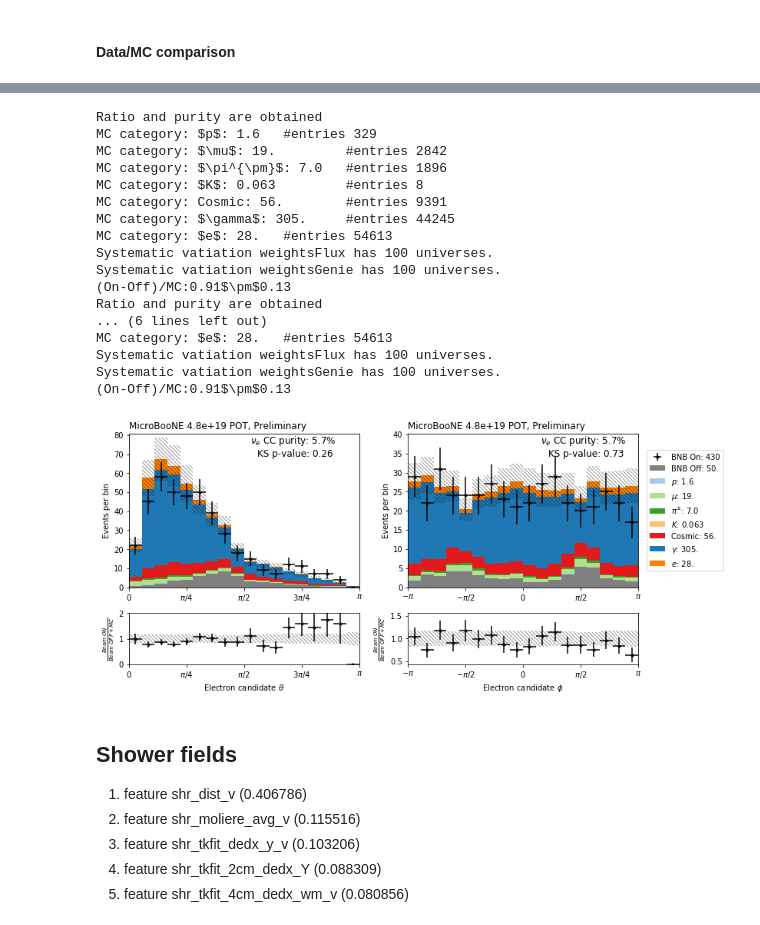
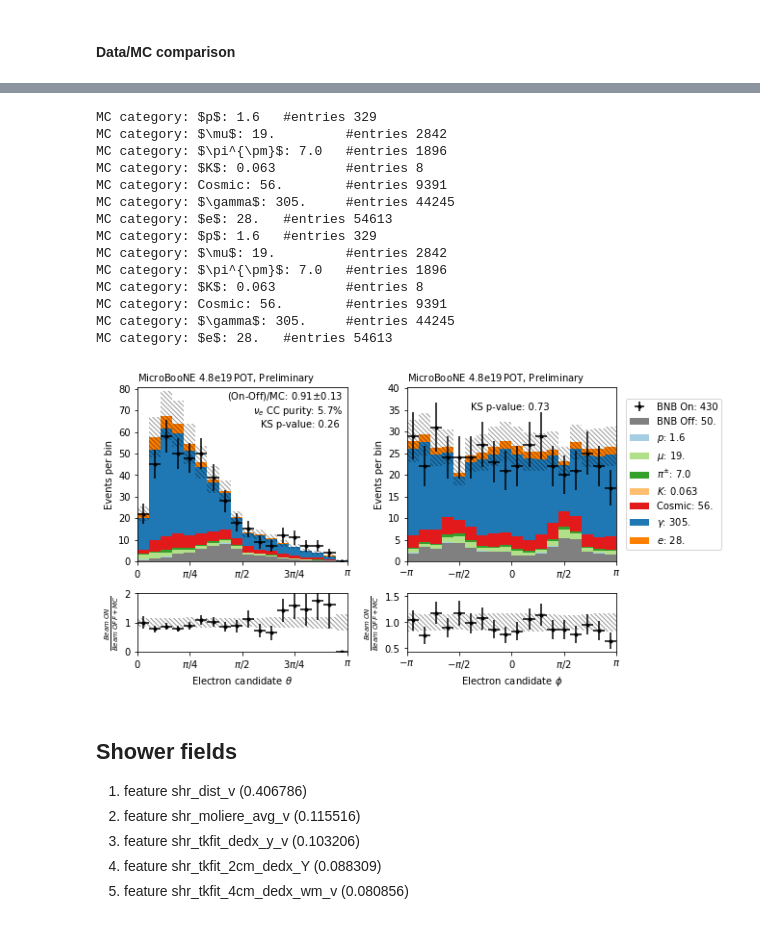
Before and after one commit to Wouter-VDP/nuecc_python, a Jupyter notebook: NuePlots_datamc.ipynb, the cells around one changed output, grey strips where cells are left out. Cells and saved outputs as stored; diff of their text form; code cells hidden in the pictures.

```diff
--- a/NuePlots_datamc.ipynb
+++ b/NuePlots_datamc.ipynb
@@ -116,14 +125,7 @@ if full_sample:
     query = (
         "(reco_fid_vol & slpdg==12 & contained_fraction>0.4 & optical_filter & daughter==0)"
     )
-
-    fig, ax = plt.subplots(
-        ncols=3,
-        nrows=2,
-        figsize=(8 * plotter.gr, 5),
-        gridspec_kw={"height_ratios": [3, 1]},
-        constrained_layout=True,
-    )
+    fig, ax = get_fig(3,1)
 
     ax[0][0].axvspan(0, 0.15, facecolor="red", alpha=0.1)
     ax[1][0].axvspan(0, 0.15, facecolor="red", alpha=0.1)
@@ -340,13 +302,7 @@ Systematic vatiation weightsGenie has 100 universes.
 # %%
 query = "(preselect & e_candidate)"
 
-fig, ax = plt.subplots(
-    ncols=2,
-    nrows=2,
-    figsize=(7 * plotter.gr, 5),
-    gridspec_kw={"height_ratios": [3, 1]},
-    constrained_layout=True,
-)
+fig, ax = get_fig(2,1)
 
 ratio, purity, ks_p, _, text_loc = plotter.plot_panel_data_mc(
     ax.T[0],
@@ -360,72 +316,52 @@ ratio, purity, ks_p, _, text_loc = plotter.plot_panel_data_mc(
     title_str=title_str,
     kind="pdg",
 )
-ax[0][0].text(
-    ax[0][0].get_xlim()[1] * 0.9,
-    ax[0][0].get_ylim()[1] * 0.85,
-    r"$\nu_e$"
-    + " CC purity: {0:<3.1%}\nKS p-value: {1:<5.2f}".format(purity[0], ks_p),
-    horizontalalignment="right",
-    fontsize='medium'
-)
-x_ticks = [0, np.pi / 4, np.pi / 2, 3 * np.pi / 4, np.pi]
-x_labels = [r"$0$", r"$\pi/4$", r"$\pi/2$", r"$3\pi/4$", r"$\pi$"]
-ax[1][0].set_xticks(x_ticks)
-ax[1][0].set_xticklabels(x_labels)
-ax[0][0].set_xticks(x_ticks)
-ax[0][0].set_xticklabels(x_labels)
+plot_class.add_text(ax[0][0], [ratio,purity,ks_p], text_loc)
+
+ax[1][0].set_xticks(helper.theta_ticks)
+ax[1][0].set_xticklabels(helper.theta_labs)
+ax[0][0].set_xticks(helper.theta_ticks)
+ax[0][0].set_xticklabels(helper.theta_labs)
 
 
 ratio, purity, ks_p, _, text_loc = plotter.plot_panel_data_mc(
     ax.T[1],
     "shr_phi_v",
     r"Electron candidate $\phi$",
     N_bins=18,
     x_min=-np.pi,
     x_max=np.pi,
     query=query,
     legend=True,
     title_str=title_str,
     kind="pdg",
     y_max_scaler = 1.1
 )
-ax[0][1].text(
-    ax[0][1].get_xlim()[1] * 0.9,
-    ax[0][1].get_ylim()[1] * 0.85,
-    r"$\nu_e$"
-    + " CC purity: {0:<3.1%}\nKS p-value: {1:<5.2f}".format(purity[0], ks_p),
-    horizontalalignment="right",
-    fontsize='medium'
-)
+plot_class.add_text(ax[0][1], [None,None,ks_p], text_loc)
 
-x_ticks = [-np.pi, -np.pi / 2, 0, np.pi / 2, np.pi]
-x_labels = [r"$-\pi$", r"$-\pi/2$", r"$0$", r"$\pi/2$", r"$\pi$"]
-ax[1][1].set_xticks(x_ticks)
-ax[1][1].set_xticklabels(x_labels)
-ax[0][1].set_xticks(x_ticks)
-ax[0][1].set_xticklabels(x_labels)
+ax[1][1].set_xticks(helper.phi_ticks)
+ax[1][1].set_xticklabels(helper.phi_labs)
+ax[0][1].set_xticks(helper.phi_ticks)
+ax[0][1].set_xticklabels(helper.phi_labs)
 
 
 fig.savefig(output_dir + "theta_phi.pdf", bbox_inches="tight")
 # %% [output]
-Ratio and purity are obtained
 MC category: $p$: 1.6   #entries 329
 MC category: $\mu$: 19.         #entries 2842
 MC category: $\pi^{\pm}$: 7.0   #entries 1896
 MC category: $K$: 0.063         #entries 8
 MC category: Cosmic: 56.        #entries 9391
 MC category: $\gamma$: 305.     #entries 44245
 MC category: $e$: 28.   #entries 54613
-Systematic vatiation weightsFlux has 100 universes.
-Systematic vatiation weightsGenie has 100 universes.
-(On-Off)/MC:0.91$\pm$0.13
-Ratio and purity are obtained
-... (6 lines left out)
+MC category: $p$: 1.6   #entries 329
+MC category: $\mu$: 19.         #entries 2842
+MC category: $\pi^{\pm}$: 7.0   #entries 1896
+MC category: $K$: 0.063         #entries 8
+MC category: Cosmic: 56.        #entries 9391
+MC category: $\gamma$: 305.     #entries 44245
 MC category: $e$: 28.   #entries 54613
-Systematic vatiation weightsFlux has 100 universes.
-Systematic vatiation weightsGenie has 100 universes.
-(On-Off)/MC:0.91$\pm$0.13
-[figure, old version]
+[figure, new version]
 # %% [markdown]
 ## Shower fields
 1. feature shr_dist_v (0.406786)
```
Also changed, not shown: parts of 17 cells of this notebook, 9 other files.
